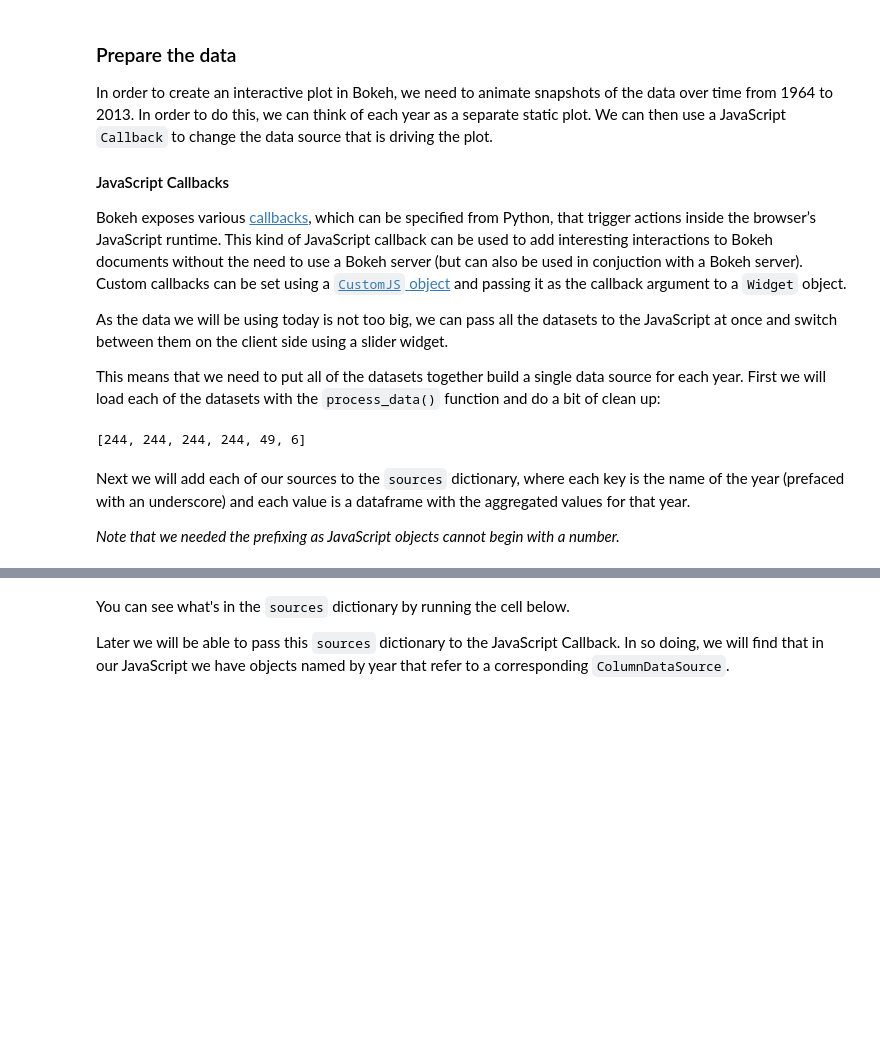
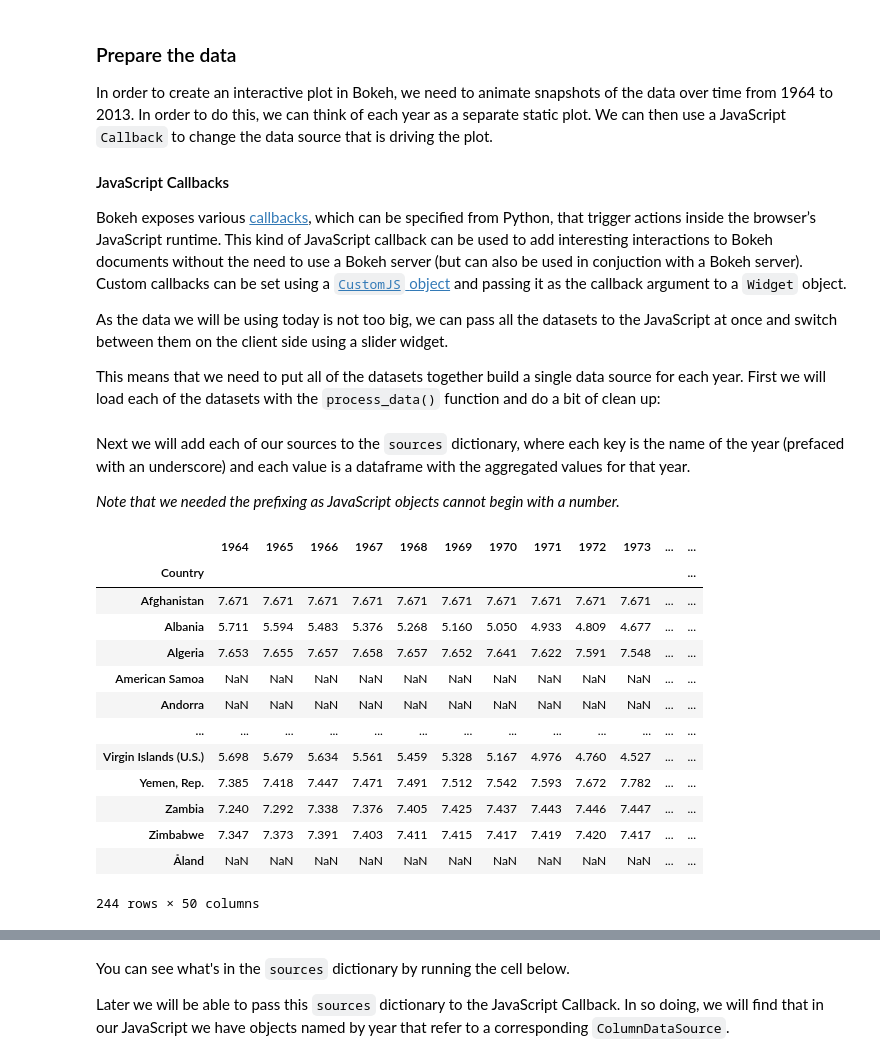
Before and after one commit to georgetown-analytics/student-outcomes, a Jupyter notebook: 5_Visualization/gapminder.ipynb, the cells around one changed output, grey strips where cells are left out. Saved outputs shown, nothing was run; the diff lists cells and outputs as text; code cells hidden in the pictures; blank space fills up the shorter version.

```diff
--- a/5_Visualization/gapminder.ipynb
+++ b/5_Visualization/gapminder.ipynb
@@ -122,18 +122,27 @@ def process_data():
     regions['region_color'] = regions.apply(get_color, axis=1)
 
     return fertility, life_expectancy, population_size, regions, years, regions_list
-# %%
-fertility, life_expectancy, population_size, regions, years, regions_list = process_data()
-
-vars = [fertility, life_expectancy, population_size, regions, years, regions_list]
-
-list(map(len,vars))
-# %% [output]
-[244, 244, 244, 244, 49, 6]
 # %% [markdown]
 Next we will add each of our sources to the `sources` dictionary, where each key is the name of the year (prefaced with an underscore) and each value is a dataframe with the aggregated values for that year.
 
 _Note that we needed the prefixing as JavaScript objects cannot begin with a number._
+# %%
+fertility_df
+# %% [output]
+|  | 1964 | 1965 | 1966 | 1967 | 1968 | 1969 | 1970 | 1971 | 1972 | 1973 | ... | ... |
+| Country |  |  |  |  |  |  |  |  |  |  |  | ... |
+| Afghanistan | 7.671 | 7.671 | 7.671 | 7.671 | 7.671 | 7.671 | 7.671 | 7.671 | 7.671 | 7.671 | ... | ... |
+| Albania | 5.711 | 5.594 | 5.483 | 5.376 | 5.268 | 5.160 | 5.050 | 4.933 | 4.809 | 4.677 | ... | ... |
+| Algeria | 7.653 | 7.655 | 7.657 | 7.658 | 7.657 | 7.652 | 7.641 | 7.622 | 7.591 | 7.548 | ... | ... |
+| American Samoa | NaN | NaN | NaN | NaN | NaN | NaN | NaN | NaN | NaN | NaN | ... | ... |
+| Andorra | NaN | NaN | NaN | NaN | NaN | NaN | NaN | NaN | NaN | NaN | ... | ... |
+| ... | ... | ... | ... | ... | ... | ... | ... | ... | ... | ... | ... | ... |
+| Virgin Islands (U.S.) | 5.698 | 5.679 | 5.634 | 5.561 | 5.459 | 5.328 | 5.167 | 4.976 | 4.760 | 4.527 | ... | ... |
+| Yemen, Rep. | 7.385 | 7.418 | 7.447 | 7.471 | 7.491 | 7.512 | 7.542 | 7.593 | 7.672 | 7.782 | ... | ... |
+| Zambia | 7.240 | 7.292 | 7.338 | 7.376 | 7.405 | 7.425 | 7.437 | 7.443 | 7.446 | 7.447 | ... | ... |
+| Zimbabwe | 7.347 | 7.373 | 7.391 | 7.403 | 7.411 | 7.415 | 7.417 | 7.419 | 7.420 | 7.417 | ... | ... |
+| Åland | NaN | NaN | NaN | NaN | NaN | NaN | NaN | NaN | NaN | NaN | ... | ... |
+244 rows × 50 columns
 # %%
 fertility_df, life_expectancy_df, population_df_size, regions_df, years, regions = process_data()
 
```
Also changed, not shown: parts of 5 cells of this notebook, 4 other files.
